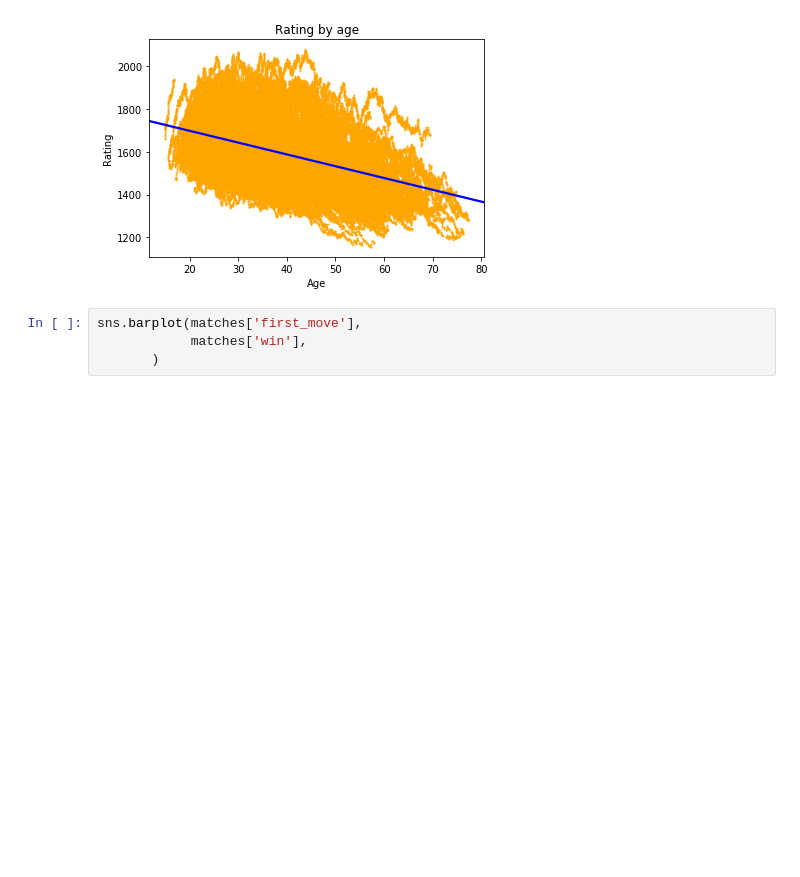
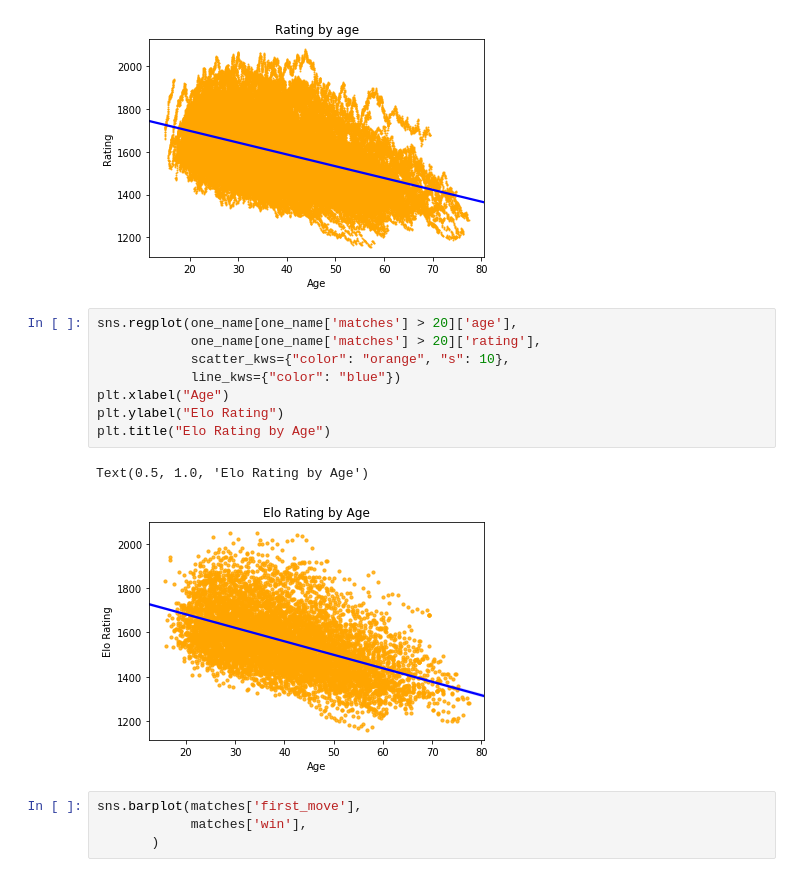
Before and after one commit to dzkha/Shogi-Post, a Jupyter notebook: Shogi.ipynb, the cells around one changed output. Saved outputs shown, nothing was run; the diff lists cells and outputs as text; blank space fills up the shorter version.

```diff
--- a/Shogi.ipynb
+++ b/Shogi.ipynb
@@ -490,6 +507,17 @@ plt.title("Rating by age")
 # %% [output]
 Text(0.5, 1.0, 'Rating by age')
 [figure]
+# %%
+sns.regplot(one_name[one_name['matches'] > 20]['age'],
+            one_name[one_name['matches'] > 20]['rating'],
+            scatter_kws={"color": "orange", "s": 10},
+            line_kws={"color": "blue"})
+plt.xlabel("Age")
+plt.ylabel("Elo Rating")
+plt.title("Elo Rating by Age")
+# %% [output]
+Text(0.5, 1.0, 'Elo Rating by Age')
+[figure, added]
 # %%
 sns.barplot(matches['first_move'],
             matches['win'],
```
Also changed, not shown: parts of 11 cells of this notebook.
